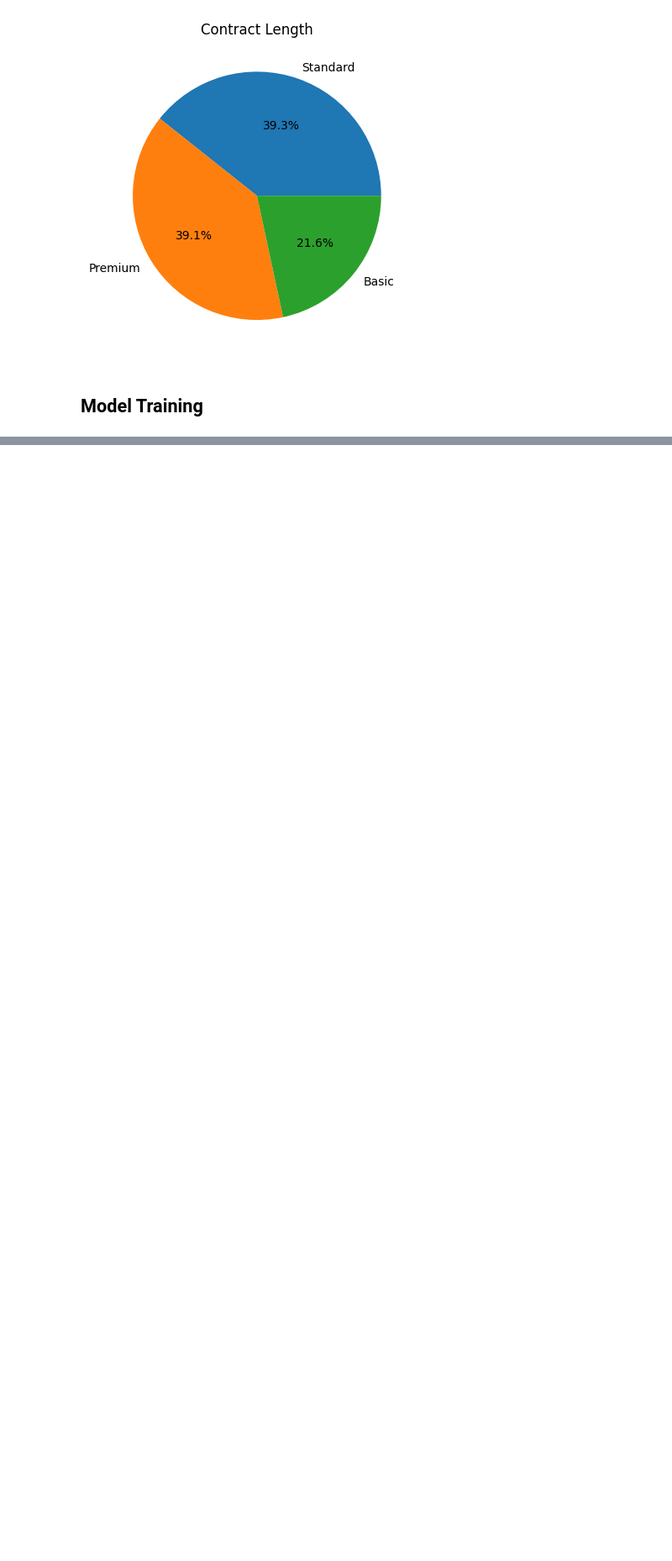
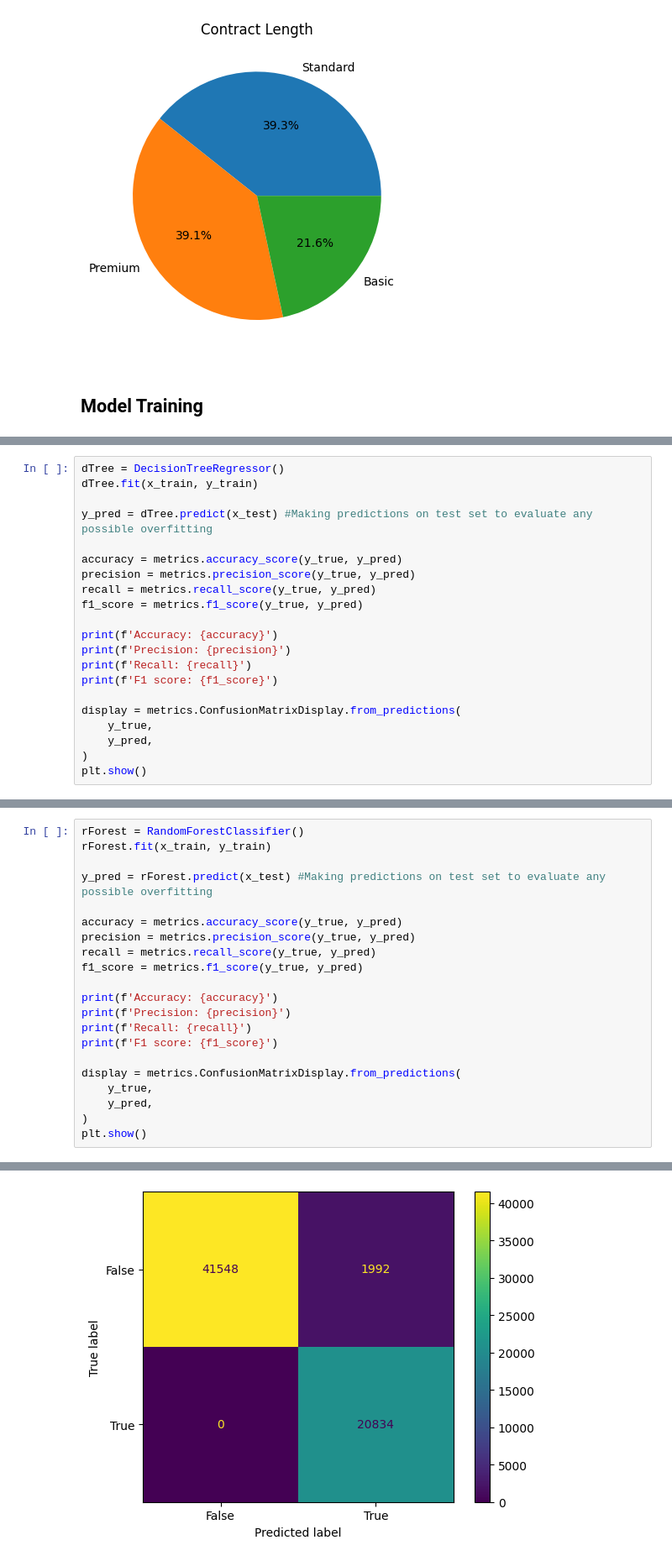
Before and after one commit to keonnk/Tersano-Coding-Challenge-Part2, a Jupyter notebook: notebook.ipynb, the cells around one changed output, grey strips where cells are left out. Shown at 84% size. Cells and saved outputs as stored; diff of their text form; blank space fills up the shorter version.

Commit message:
added decision tree and random forest models

```diff
--- a/notebook.ipynb
+++ b/notebook.ipynb
@@ -107,0 +102,21 @@ Accuracy: 1.0
+# %%
+dTree = DecisionTreeRegressor()
+dTree.fit(x_train, y_train)
+
+y_pred = dTree.predict(x_test) #Making predictions on test set to evaluate any possible overfitting
+
+accuracy = metrics.accuracy_score(y_true, y_pred)
+precision = metrics.precision_score(y_true, y_pred)
+recall = metrics.recall_score(y_true, y_pred)
+f1_score = metrics.f1_score(y_true, y_pred)
+
+print(f'Accuracy: {accuracy}')
+print(f'Precision: {precision}')
+print(f'Recall: {recall}')
+print(f'F1 score: {f1_score}')
+
+display = metrics.ConfusionMatrixDisplay.from_predictions(
+    y_true,
+    y_pred,
+)
+plt.show()
@@ -107,0 +131,22 @@ Accuracy: 1.0
+# %%
+rForest = RandomForestClassifier()
+rForest.fit(x_train, y_train)
+
+y_pred = rForest.predict(x_test) #Making predictions on test set to evaluate any possible overfitting
+
+accuracy = metrics.accuracy_score(y_true, y_pred)
+precision = metrics.precision_score(y_true, y_pred)
+recall = metrics.recall_score(y_true, y_pred)
+f1_score = metrics.f1_score(y_true, y_pred)
+
+print(f'Accuracy: {accuracy}')
+print(f'Precision: {precision}')
+print(f'Recall: {recall}')
+print(f'F1 score: {f1_score}')
+
+display = metrics.ConfusionMatrixDisplay.from_predictions(
+    y_true,
+    y_pred,
+)
+plt.show()
+# %% [output]
@@ -107,0 +157 @@ Accuracy: 1.0
+[figure, added]
```
Also changed, not shown: parts of 9 cells of this notebook.
